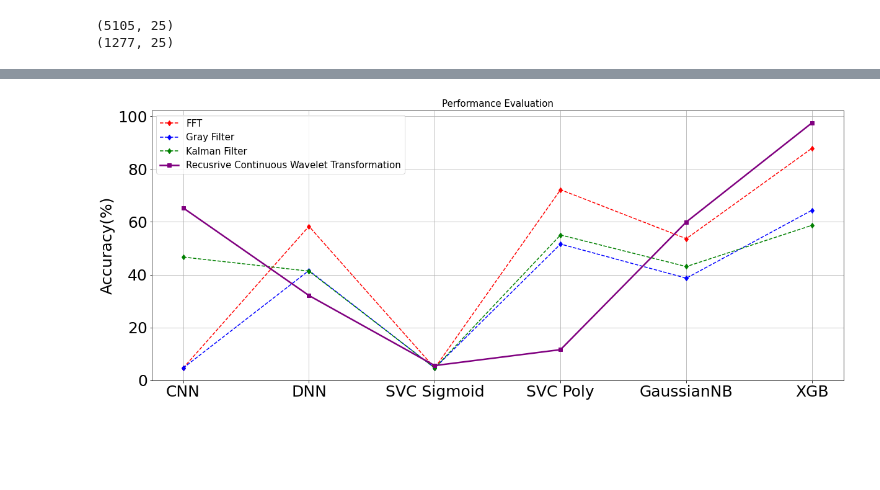
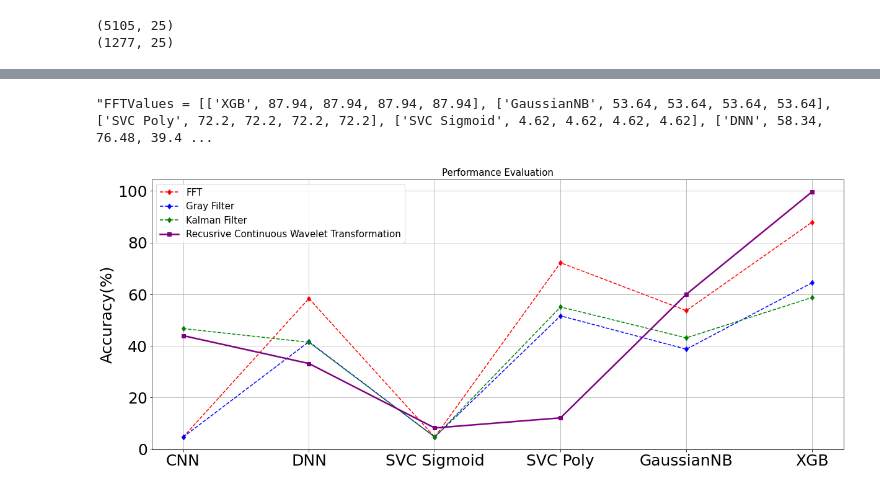
Before and after one commit to Sakibapon/IndoorLocalaization, a Jupyter notebook: recursive-continuous-wavelet-transformation.ipynb, the cells around one changed output, grey strips where cells are left out. Drawn from its saved outputs; the diff is of its cells as text; code cells hidden in the pictures; blank space fills up the shorter version.

Commit message:
Kaggle Notebook | Recursive Continuous Wavelet Transformation | Version 7

```diff
--- a/recursive-continuous-wavelet-transformation.ipynb
+++ b/recursive-continuous-wavelet-transformation.ipynb
@@ -136,20 +140,6 @@ for i in range(1, 10):
 8 97.49
 9 97.34
 6
-# %%
-plt.rcParams.update({'font.size': 25})
-fig = plt.figure(figsize=(20,8))
-plt.plot(Models[0:6], FFT[0:6],'r', ls = '--', linewidth = '1.5', marker='d')
-plt.plot(Models[0:6], Gray[0:6],'b', ls = '--',  linewidth = '1.5', marker='d')
-plt.plot(Models[0:6], Kalman[0:6],'g', ls = '--',  linewidth = '1.5', marker='d')
-plt.plot(Models[0:6], Recusrive[0:6], 'purple', linewidth = '2.5', marker='s')
-
-plt.title('Performance Evaluation', fontsize = 15)
-#plt.xlabel('Algorithms')
-plt.ylabel('Accuracy(%)')
-#plt.xlabel('n')
-plt.legend(['FFT', 'Gray Filter','Kalman Filter','Recusrive Continuous Wavelet Transformation'], loc='upper left', fontsize = 15)
-plt.grid(alpha= 1)
 # %%
 depth = XGBestimator[:9]
 child = XGBestimatorChild
@@ -516,9 +557,17 @@ Text(0.5, 1.0, 'Performance Evaluation')
 # %%
-FFTValues = [['XGB', 87.94, 87.94, 87.94, 87.94], ['GaussianNB', 53.64, 53.64, 53.64, 53.64], ['SVC Poly', 72.2, 72.2, 72.2, 72.2], ['SVC Sigmoid', 4.62, 4.62, 4.62, 4.62], ['DNN', 58.34, 76.48, 39.47, 57.989999999999995], ['CNN', 4.62, 0.0, 0.0, 0.0]]
+"""FFTValues = [['XGB', 87.94, 87.94, 87.94, 87.94], ['GaussianNB', 53.64, 53.64, 53.64, 53.64], ['SVC Poly', 72.2, 72.2, 72.2, 72.2], ['SVC Sigmoid', 4.62, 4.62, 4.62, 4.62], ['DNN', 58.34, 76.48, 39.47, 57.989999999999995], ['CNN', 4.62, 0.0, 0.0, 0.0]]
 GrayValues = [['XGB', 64.45, 64.45, 64.45, 64.45], ['GaussianNB', 38.68, 38.68, 38.68, 38.68], ['SVC Poly', 51.61, 51.61, 51.61, 51.61], ['SVC Sigmoid', 4.62, 4.62, 4.62, 4.62], ['DNN', 41.58, 64.94, 20.599999999999998, 38.3], ['CNN', 4.62, 0.0, 0.0, 0.0]]
 KalmanValues = [['XGB', 58.730000000000004, 58.730000000000004, 58.730000000000004, 58.730000000000004], ['GaussianNB', 43.07, 43.07, 43.07, 43.07], ['SVC Poly', 55.05, 55.05, 55.05, 55.05], ['SVC Sigmoid', 4.62, 4.62, 4.62, 4.62], ['DNN', 41.349999999999994, 68.33, 18.25, 39.21], ['CNN', 46.67, 63.39, 31.319999999999997, 43.63]]
 RecursiveValues = [['XGB', 97.57000000000001, 97.57000000000001, 97.57000000000001, 97.57000000000001], ['GaussianNB', 59.98, 59.98, 59.98, 59.98], ['SVC Poly', 11.59, 11.59, 11.59, 11.59], ['SVC Sigmoid', 5.56, 5.56, 5.56, 5.56], ['DNN', 32.11, 32.11, 32.11, 26.52], ['CNN', 65.31, 54.50000000000001, 44.91, 60.96]]
-performance = [ FFTValues, GrayValues, KalmanValues, RecursiveValues]
+performance = [ FFTValues, GrayValues, KalmanValues, RecursiveValues]"""
+# %% [output]
+"FFTValues = [['XGB', 87.94, 87.94, 87.94, 87.94], ['GaussianNB', 53.64, 53.64, 53.64, 53.64], ['SVC Poly', 72.2, 72.2, 72.2, 72.2], ['SVC Sigmoid', 4.62, 4.62, 4.62, 4.62], ['DNN', 58.34, 76.48, 39.4 ...
+# %%
+FFTValues = [['XGB', 87.94, 87.94, 87.94, 87.94], ['GaussianNB', 53.64, 53.64, 53.64, 53.64], ['SVC Poly', 72.2, 72.2, 72.2, 72.2], ['SVC Sigmoid', 4.62, 4.62, 4.62, 4.62], ['DNN', 58.34, 76.48, 39.47, 57.989999999999995], ['CNN', 4.62, 0.0, 0.0, 0.0]]
+GrayValues = [['XGB', 64.45, 64.45, 64.45, 64.45], ['GaussianNB', 38.68, 38.68, 38.68, 38.68], ['SVC Poly', 51.61, 51.61, 51.61, 51.61], ['SVC Sigmoid', 4.62, 4.62, 4.62, 4.62], ['DNN', 41.58, 64.94, 20.599999999999998, 38.3], ['CNN', 4.62, 0.0, 0.0, 0.0]]
+KalmanValues = [['XGB', 58.730000000000004, 58.730000000000004, 58.730000000000004, 58.730000000000004], ['GaussianNB', 43.07, 43.07, 43.07, 43.07], ['SVC Poly', 55.05, 55.05, 55.05, 55.05], ['SVC Sigmoid', 4.62, 4.62, 4.62, 4.62], ['DNN', 41.349999999999994, 68.33, 18.25, 39.21], ['CNN', 46.67, 63.39, 31.319999999999997, 43.63]]
+RecursiveValues = [['XGB - OverSampled', 99.71, 99.71, 99.71, 99.71], ['GaussianNB', 59.98, 59.98, 59.98, 59.98], ['SVC Poly', 12.06, 12.06, 12.06, 12.06], ['SVC Sigmoid', 8.14, 8.14, 8.14, 8.14], ['DNN', 33.12, 66.78, 30.23, 28.87], ['CNN', 43.93, 85.64, 41.11, 40.64]]
+performance = [ FFTValues, GrayValues, KalmanValues, RecursiveValues]
 # %%
 FFT, Gray, Kalman, Recusrive, Models = [], [], [], [], []
 for i in range(len(FFTValues)):
@@ -538,16 +587,16 @@ Models = Models[::-1]
 # %%
 plt.rcParams.update({'font.size': 25})
 fig = plt.figure(figsize=(20,8))
 plt.plot(Models[0:6], FFT[0:6],'r', ls = '--', linewidth = '1.5', marker='d')
 plt.plot(Models[0:6], Gray[0:6],'b', ls = '--',  linewidth = '1.5', marker='d')
 plt.plot(Models[0:6], Kalman[0:6],'g', ls = '--',  linewidth = '1.5', marker='d')
-plt.plot(Models[0:6], Recusrive[0:6], 'purple', linewidth = '2.5', marker='s')
+plt.plot(Models[0:6], Recusrive[0:7], 'purple', linewidth = '2.5', marker='s')
 
 plt.title('Performance Evaluation', fontsize = 15)
 #plt.xlabel('Algorithms')
 plt.ylabel('Accuracy(%)')
 #plt.xlabel('n')
 plt.legend(['FFT', 'Gray Filter','Kalman Filter','Recusrive Continuous Wavelet Transformation'], loc='upper left', fontsize = 15)
 plt.grid(alpha= 1)
 # %% [output]
-[figure, old version]
+[figure, new version]
```
Also changed, not shown: parts of 26 cells of this notebook.
